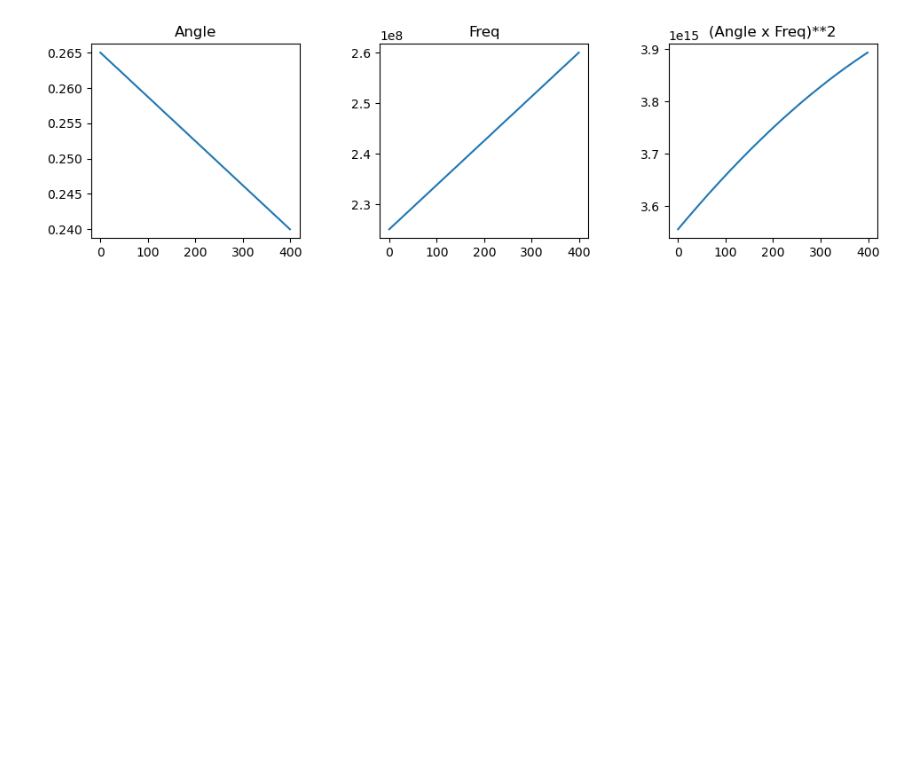
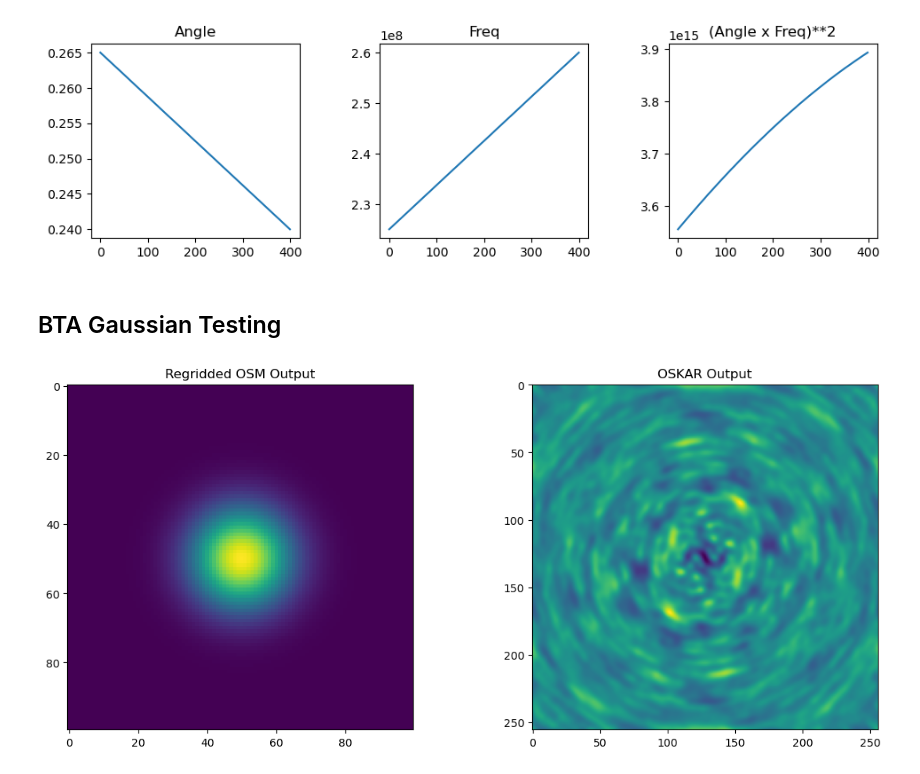
Before and after one commit to oliviax727/phd-programs, a Jupyter notebook: regrid/regrid_testing.ipynb, the cells around one changed output. Saved outputs shown, nothing was run; the diff lists cells and outputs as text; code cells hidden in the pictures; blank space fills up the shorter version.

```diff
--- a/regrid/regrid_testing.ipynb
+++ b/regrid/regrid_testing.ipynb
@@ -497,3 +497,5 @@ ax[2].set_title("(Angle x Freq)**2")
 plt.show()
 # %% [output]
 [figure]
+# %% [markdown]
+## BTA Gaussian Testing
@@ -499,0 +511,19 @@ plt.show()
+# %%
+# Retreive OSM data, Normalise
+
+channel_osm = np.array(pd.read_csv("../BTA/gaussian_osm/reformatted_no.1_177.408MHz.osm", delimiter=" ", skiprows=3, index_col=False, names=["RA", "Dec", "Stokes I", "Q", "U", "V", "Freq0"])["Stokes I"]).reshape((100, 100))
+
+# Retreive finalised data
+
+channel_fits = fits.open("../BTA/gaussian_fits/reformatted_no.1_177.408MHz.osm.fits")[0].data[0,:,:]
+# %%
+fig, ax = plt.subplots(nrows=1, ncols=2)
+fig.set_size_inches(12, 5)
+fig.tight_layout()
+ax[0].imshow(channel_osm)
+ax[0].set_title("Regridded OSM Output")
+ax[1].imshow(channel_fits)
+ax[1].set_title("OSKAR Output")
+plt.show()
+# %% [output]
+[figure, added]
```
Also changed, not shown: parts of 4 cells of this notebook, 4 other files.
